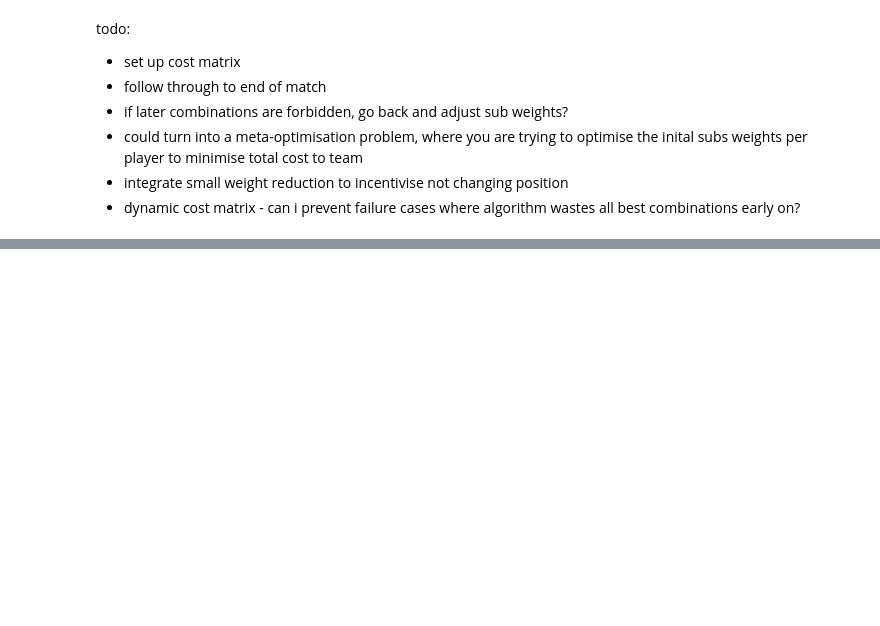
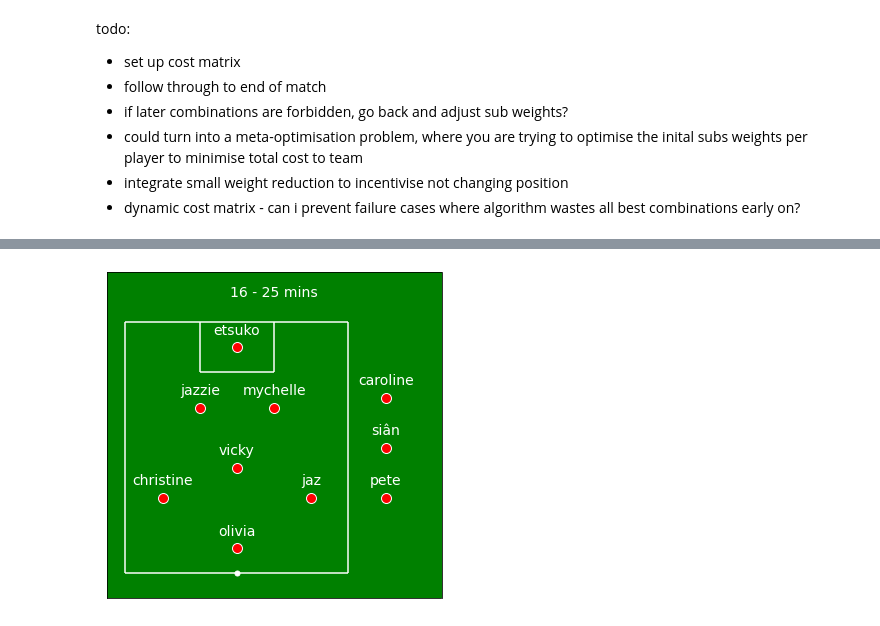
Before and after one commit to superresolusian/auto_pete, a Jupyter notebook: auto_pete_optimiser.ipynb, the cells around one changed output, grey strips where cells are left out. Cells and saved outputs as stored; diff of their text form; code cells hidden in the pictures; blank space fills up the shorter version.

```diff
--- a/auto_pete_optimiser.ipynb
+++ b/auto_pete_optimiser.ipynb
@@ -232,0 +250,4 @@ for i in range(n_repeats):
+# %%
+plot_formation(['etsuko', 'jazzie', 'mychelle', 'vicky', 'christine', 'jaz', 'olivia', 'caroline', 'siân', 'pete'], 16, 25)
+# %% [output]
+[figure, added]
```
Also changed, not shown: parts of 12 cells of this notebook.
